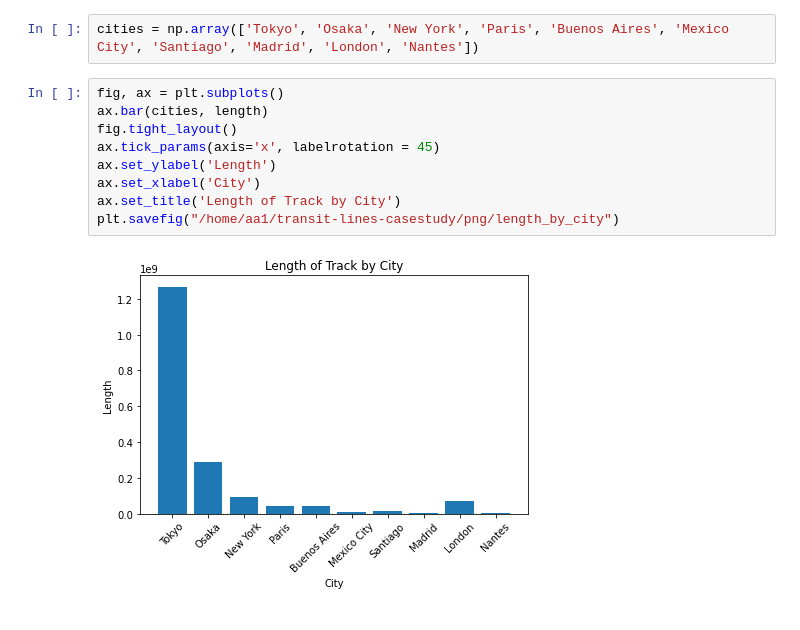
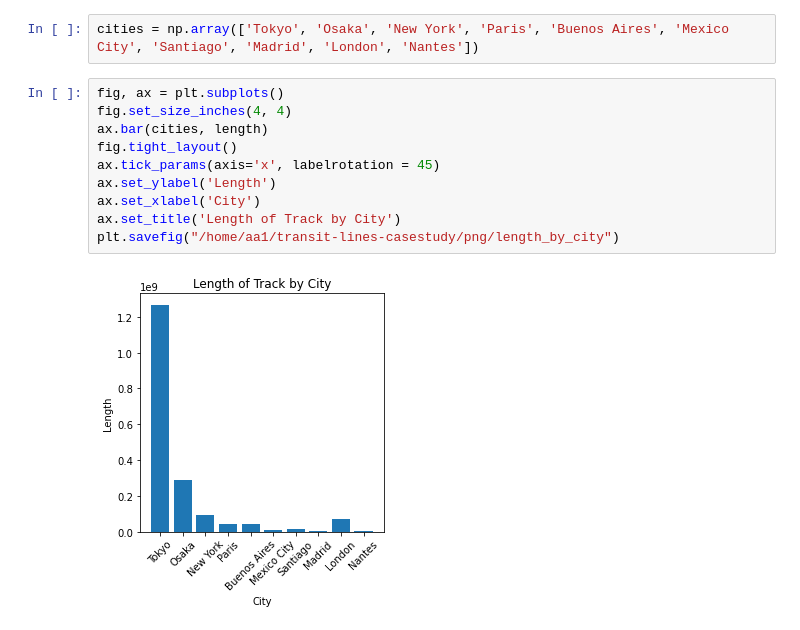
Before and after one commit to Cynz300/transit-lines-casestudy, a Jupyter notebook: Andrew_Argaez/case_study.ipynb, the cells around one changed output. Saved outputs shown, nothing was run; the diff lists cells and outputs as text.

```diff
--- a/Andrew_Argaez/case_study.ipynb
+++ b/Andrew_Argaez/case_study.ipynb
@@ -131,12 +131,13 @@ length
 cities = np.array(['Tokyo', 'Osaka', 'New York', 'Paris', 'Buenos Aires', 'Mexico City', 'Santiago', 'Madrid', 'London', 'Nantes'])
 # %%
 fig, ax = plt.subplots()
+fig.set_size_inches(4, 4)
 ax.bar(cities, length)
 fig.tight_layout()
 ax.tick_params(axis='x', labelrotation = 45)
 ax.set_ylabel('Length')
 ax.set_xlabel('City')
 ax.set_title('Length of Track by City')
 plt.savefig("/home/aa1/transit-lines-casestudy/png/length_by_city")
 # %% [output]
-[figure, old version]
+[figure, new version]
```
Also changed, not shown: 1 other file.
